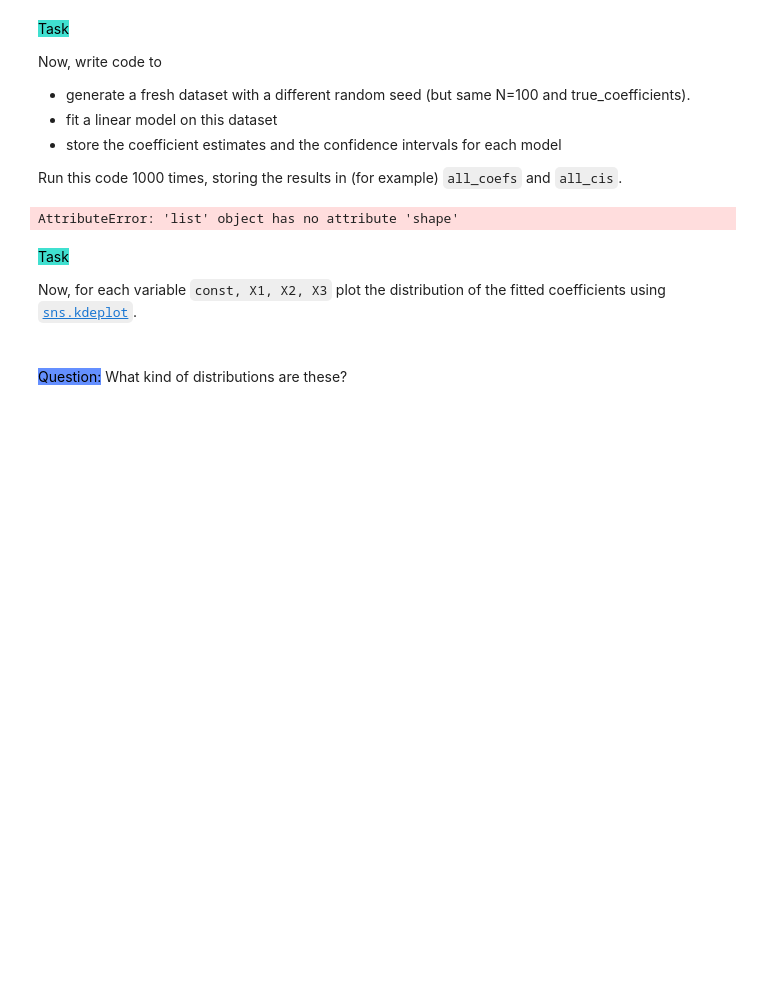
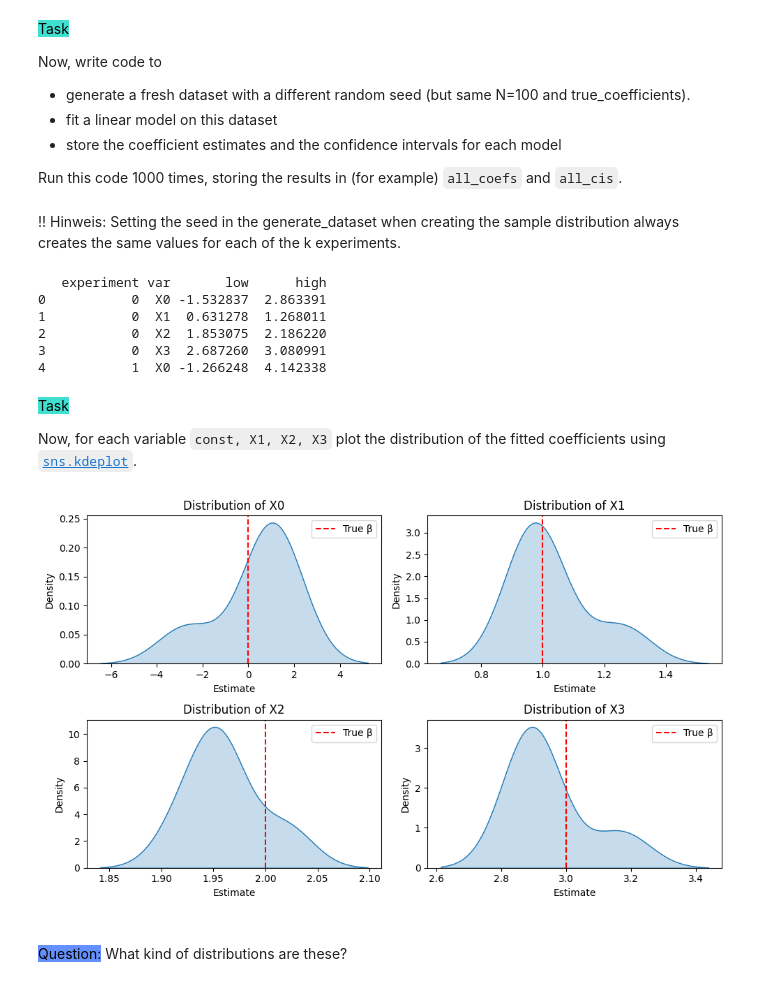
Before and after one commit to causalchamber/potsdam-25-ml-theory-to-practice, a Jupyter notebook: project_11/project_11_linear_models_synthetic.ipynb, the cells around one changed output. Drawn from its saved outputs; the diff is of its cells as text; code cells hidden in the pictures; blank space fills up the shorter version.

```diff
--- a/project_11/project_11_linear_models_synthetic.ipynb
+++ b/project_11/project_11_linear_models_synthetic.ipynb
@@ -284,7 +284,7 @@ all_cis = []
 
 for i in range(0,k):
     # data = generate_dataset(N=100, seed=87);
-    data = generate_dataset(N=10, seed=87);
+    data = generate_dataset(N=10, seed=87+i);
     Y = data['Y']
     X = data[['X0', 'X1', 'X2', 'X3']]
 
@@ -294,17 +294,61 @@ for i in range(0,k):
 
 all_coefs = np.array(all_coefs)
 all_cis = np.array(all_cis)
+# %% [markdown]
+!! Hinweis: Setting the seed in the generate_dataset when creating the sample distribution always creates the same values for each of the k experiments.
+# %%
+# Convert coefficients to data frame
+coef_df = pd.DataFrame(all_coefs, columns=['X0', 'X1', 'X2', 'X3'])
 # %%
-all_coefs
-all_cis
+# Convert confidence intervalls to data frame
+# long format: each col is one var per experiment
+vars = ['X0', 'X1', 'X2', 'X3']
+
+records = []
+for i in range(all_cis.shape[0]):
+    for j, var in enumerate(vars):
+        low, high = all_cis[i, j, 0], all_cis[i, j, 1]
+        records.append({
+            'experiment': i,
+            'var': var,
+            'low': low,
+            'high': high
+        })
+
+cis_df = pd.DataFrame(records)
+print(cis_df.head())
 # %% [output]
-AttributeError: 'list' object has no attribute 'shape'
+   experiment var       low      high
+0           0  X0 -1.532837  2.863391
+1           0  X1  0.631278  1.268011
+2           0  X2  1.853075  2.186220
+3           0  X3  2.687260  3.080991
+4           1  X0 -1.266248  4.142338
 # %% [markdown]
 <mark style="background-color: #40E0D0;"> Task </mark>
 
 Now, for each variable `const, X1, X2, X3` plot the distribution of the fitted coefficients using [`sns.kdeplot`](https://seaborn.pydata.org/generated/seaborn.kdeplot.html).
 # %%
-# TODO: your code goes here
+fig, axes = plt.subplots(2, 2, figsize=(10, 6))  # 2 rows, 2 cols
+axes = axes.flatten()  # make it easier to loop
+
+for i, var in enumerate(vars):
+    ax = axes[i]
+    sns.kdeplot(coef_df[var], fill=True, ax=ax)
+
+    # choose correct true coefficient index
+    true_val = true_coefficients[int(var[-1])] if var != 'X0' else true_coefficients[0]
+    ax.axvline(true_val, color='red', linestyle='--', label='True β')
+
+    ax.set_title(f"Distribution of {var}")
+    ax.set_xlabel("Estimate")
+    ax.set_ylabel("Density")
+    ax.legend()
+
+plt.tight_layout()
+plt.show()
+# %% [output]
+[figure, added]
 # %% [markdown]
 <br>
 <mark style="background-color: #648fff;">Question:</mark> What kind of distributions are these?
```
Also changed, not shown: parts of 12 cells of this notebook.
